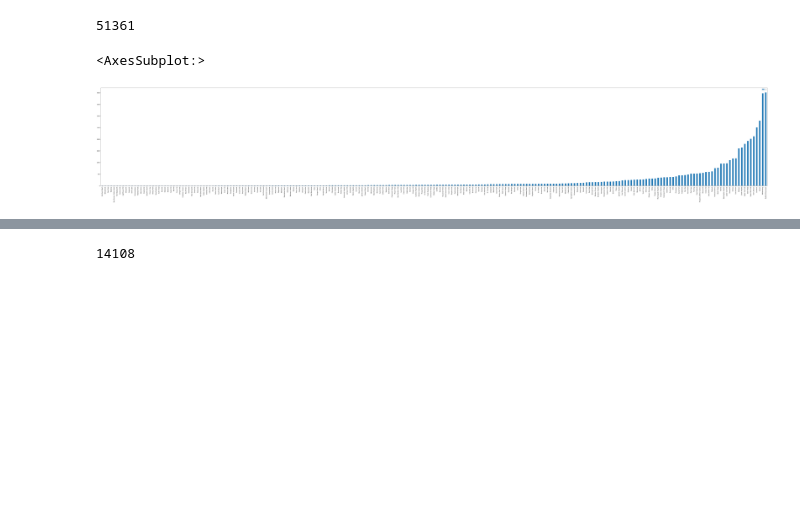
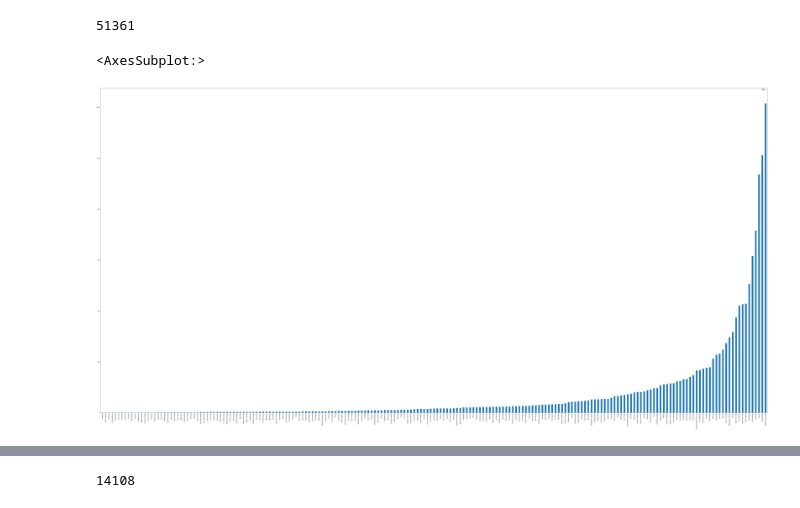
Before and after one commit to tauimonen/machine-learning, a Jupyter notebook: New York prediction.ipynb, the cells around one changed output, grey strips where cells are left out. Drawn from its saved outputs; the diff is of its cells as text; code cells hidden in the pictures; blank space fills up the shorter version.

```diff
--- a/New York prediction.ipynb
+++ b/New York prediction.ipynb
@@ -65,11 +65,13 @@ len(df.index)
 51361
 # %%
 nb_counts = Counter(df.neighbourhood_cleansed)
+
 tdf = pd.DataFrame.from_dict(nb_counts, orient='index').sort_values(by=0)
-tdf.plot(kind='bar', figsize=(100,15))
+
+tdf.plot(kind='bar', figsize=(100,50))
 # %% [output]
 <AxesSubplot:>
-[figure, old version]
+[figure, new version]
 # %%
 df.isnull().any()
 # %% [output]
```
Also changed, not shown: parts of 1 cell of this notebook, 1 other file.
